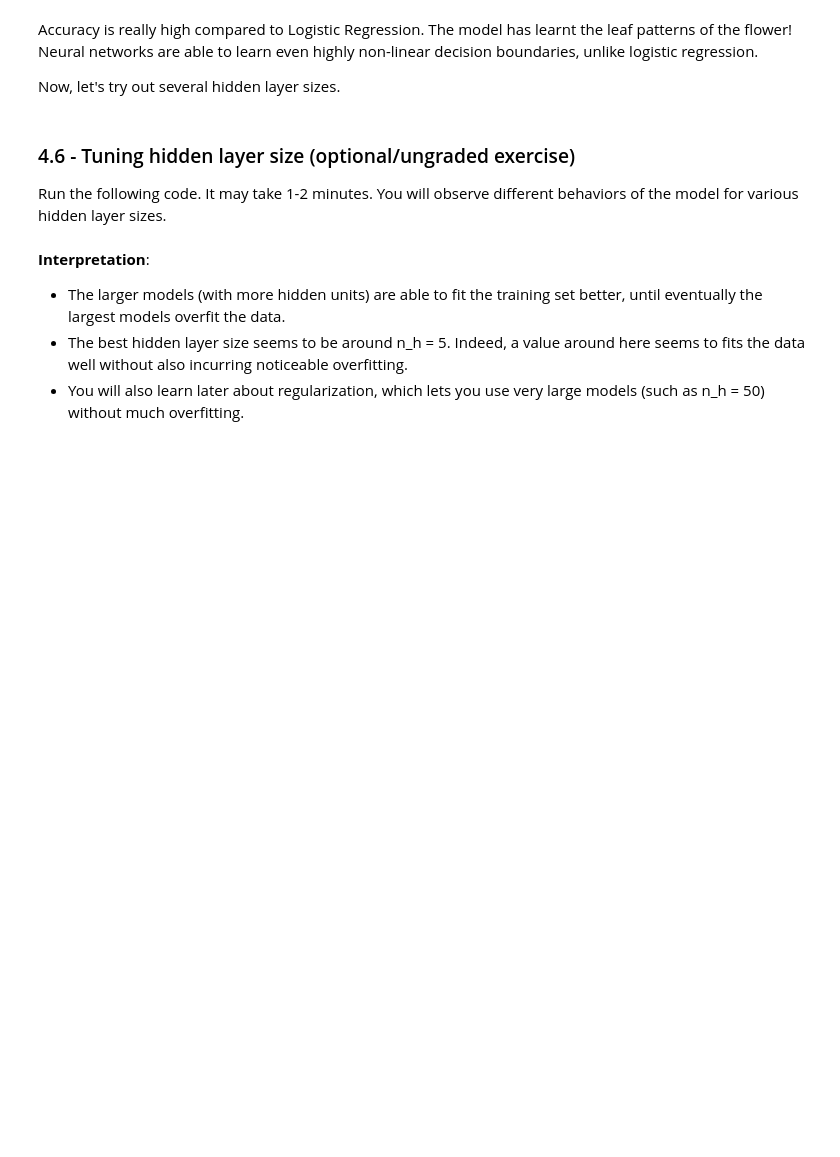
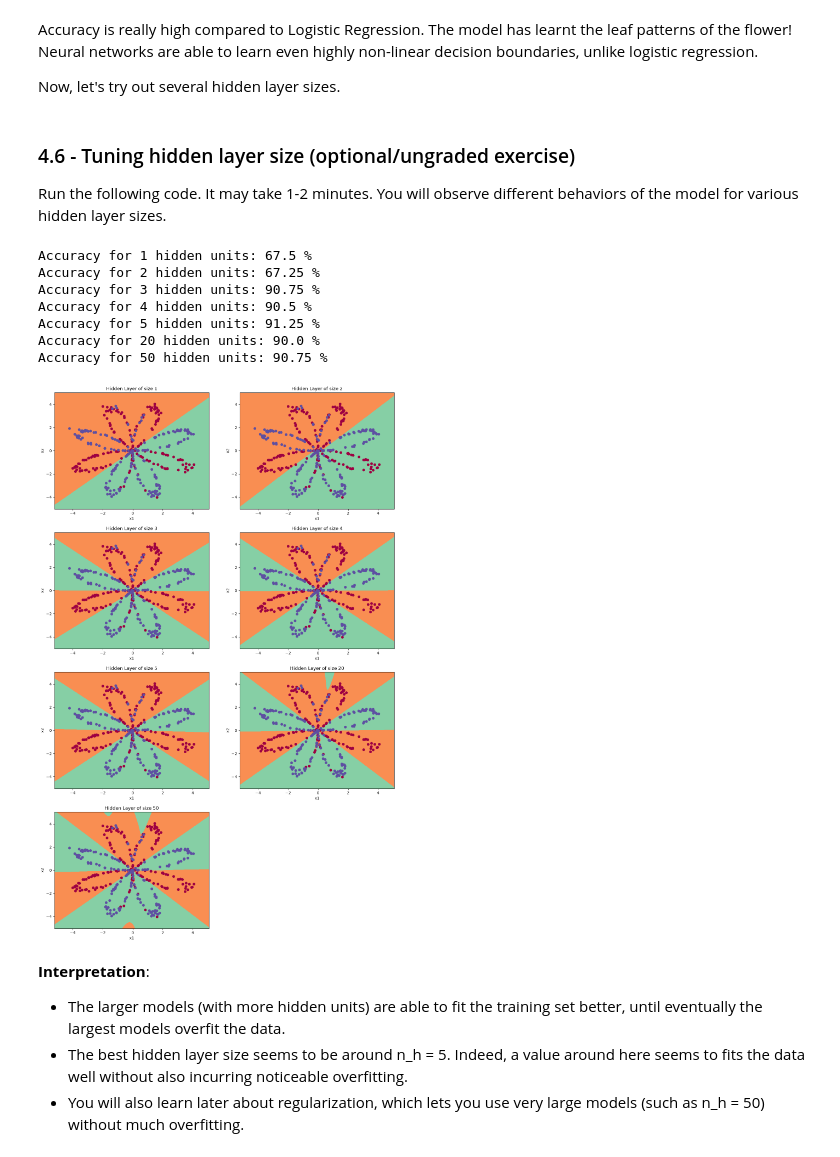
Before and after one commit to elisavitale/deep-learning-assignments, a Jupyter notebook: 1 - Neural Networks and Deep Learning/Week 3/Planar_data_classification_with_onehidden_layer.ipynb, the cells around one changed output. Drawn from its saved outputs; the diff is of its cells as text; code cells hidden in the pictures; blank space fills up the shorter version.

```diff
--- a/1 - Neural Networks and Deep Learning/Week 3/Planar_data_classification_with_onehidden_layer.ipynb
+++ b/1 - Neural Networks and Deep Learning/Week 3/Planar_data_classification_with_onehidden_layer.ipynb
@@ -428,7 +466,8 @@ def compute_cost(A2, Y, parameters):
 
     # Compute the cross-entropy cost
     ### START CODE HERE ### (≈ 2 lines of code)
-    cost = None
+    logprobs = np.multiply(np.log(A2), Y) + np.multiply(np.log(1-A2), 1-Y)
+    cost = -np.sum(logprobs)/m
     ### END CODE HERE ###
 
     cost = float(np.squeeze(cost))  # makes sure cost is the dimension we expect.
@@ -505,24 +546,24 @@ def backward_propagation(parameters, cache, X, Y):
 
     # First, retrieve W1 and W2 from the dictionary "parameters".
     ### START CODE HERE ### (≈ 2 lines of code)
-    W1 = None
-    W2 = None
+    W1 = parameters.get('W1')
+    W2 = parameters.get('W2')
     ### END CODE HERE ###
 
     # Retrieve also A1 and A2 from dictionary "cache".
     ### START CODE HERE ### (≈ 2 lines of code)
-    A1 = None
-    A2 = None
+    A1 = cache.get('A1')
+    A2 = cache.get('A2')
     ### END CODE HERE ###
 
     # Backward propagation: calculate dW1, db1, dW2, db2.
     ### START CODE HERE ### (≈ 6 lines of code, corresponding to 6 equations on slide above)
-    dZ2 = None
-    dW2 = None
-    db2 = None
-    dZ1 = None
-    dW1 = None
-    db1 = None
+    dZ2 = A2-Y
+    dW2 = np.dot(dZ2,A1.T)/m
+    db2 = np.sum(dZ2, axis=1, keepdims = True)/m
+    dZ1 = np.multiply(np.dot(W2.T,dZ2),(1-np.power(A1,2)))
+    dW1 = np.dot(dZ1, X.T)/m
+    db1 = np.sum(dZ1, axis=1, keepdims = True)/m
     ### END CODE HERE ###
 
     grads = {"dW1": dW1, "db1": db1, "dW2": dW2, "db2": db2}
@@ -686,16 +749,19 @@ def nn_model(X, Y, n_h, learning_rate, num_iterations=10000, print_cost=False):
     ### START CODE HERE ###
 
     # Get the layer sizes n_x and n_y (use layer_sizes)
+    (n_x,_,n_y) = layer_sizes(X,Y)
 
     # Initialize parameters (use initialize_parameters)
+    parameters = initialize_parameters(n_x, n_h, n_y)
 
     # Loop (gradient descent) for num_iterations iterations:
-    #   - Forward propagation. Inputs: "X, parameters". Outputs: "A2, cache"
-    #   - Cost function. Inputs: "A2, Y, parameters". Outputs: "cost"
-    #   - Backpropagation. Inputs: "parameters, cache, X, Y". Outputs: "grads"
-    #   - Update rule for each parameter. Inputs: "parameters, grads, learning_rate"
-    #   - If print_cost=True, print the cost every 1000 iterations:
-    #       print("Cost after iteration %i: %f" % (i, cost))
+    for iteration in range(num_iterations):
+        A2, cache = forward_propagation(X, parameters)                      #   - Forward propagation. Inputs: "X, parameters". Outputs: "A2, cache"
+        cost = compute_cost(A2, Y, parameters)                              #   - Cost function. Inputs: "A2, Y, parameters". Outputs: "cost"
+        grads = backward_propagation(parameters, cache, X, Y)               #   - Backpropagation. Inputs: "parameters, cache, X, Y". Outputs: "grads"
+        parameters = update_parameters(parameters, grads, learning_rate)    #   - Update rule for each parameter. Inputs: "parameters, grads, learning_rate"
+        if print_cost and iteration % 1000 == 0:
+            print('Cost after iteration %i: %f' % (iteration, cost))
 
     ### END CODE HERE ###
 
@@ -790,8 +877,8 @@ def predict(parameters, X):
 
     # Computes probabilities using forward propagation, and classifies to 0/1 using 0.5 as the threshold.
     ### START CODE HERE ### (≈ 2 lines of code)
-    A2 = None
-    predictions = None
+    A2, cache = forward_propagation(X, parameters)
+    predictions = (A2 > 0.5)
     ### END CODE HERE ###
 
     return predictions
@@ -862,20 +962,30 @@ Run the following code. It may take 1-2 minutes. You will observe different beha
 # %%
 # This may take about 2 minutes to run
 
 plt.figure(figsize=(16, 32))
 hidden_layer_sizes = [1, 2, 3, 4, 5, 20, 50]
 for i, n_h in enumerate(hidden_layer_sizes):
     plt.subplot(5, 2, i + 1)
     plt.title("Hidden Layer of size %d" % n_h)
     parameters = nn_model(X, Y, n_h, 1.2, num_iterations=5000)
     plot_decision_boundary(lambda x: predict(parameters, x.T), X, Y)
     predictions = predict(parameters, X)
-    accuracy = float(
+    accuracy = float(np.squeeze(
         (np.dot(Y, predictions.T) + np.dot(1 - Y, 1 - predictions.T))
         / float(Y.size)
         * 100
+        )
     )
     print("Accuracy for {} hidden units: {} %".format(n_h, accuracy))
+# %% [output]
+Accuracy for 1 hidden units: 67.5 %
+Accuracy for 2 hidden units: 67.25 %
+Accuracy for 3 hidden units: 90.75 %
+Accuracy for 4 hidden units: 90.5 %
+Accuracy for 5 hidden units: 91.25 %
+Accuracy for 20 hidden units: 90.0 %
+Accuracy for 50 hidden units: 90.75 %
+[figure, added]
 # %% [markdown]
 **Interpretation**:
 - The larger models (with more hidden units) are able to fit the training set better, until eventually the largest models overfit the data.
```
Also changed, not shown: parts of 21 cells of this notebook.
